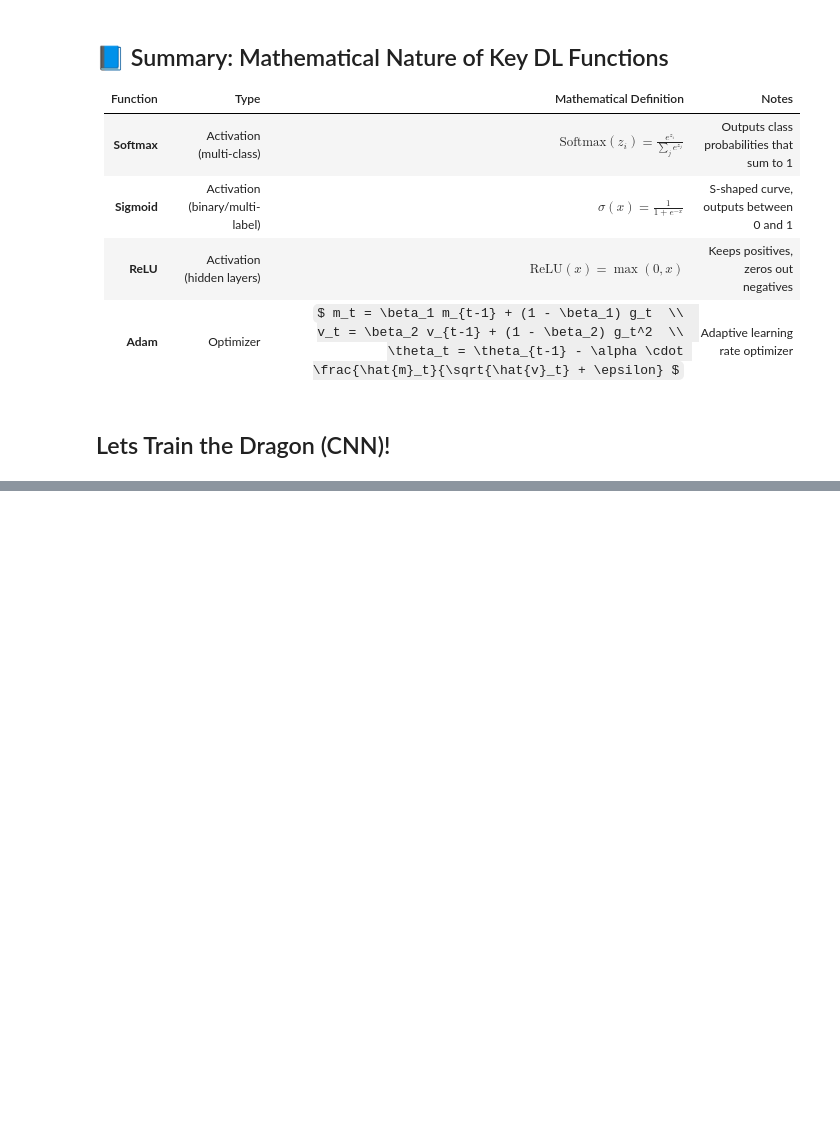
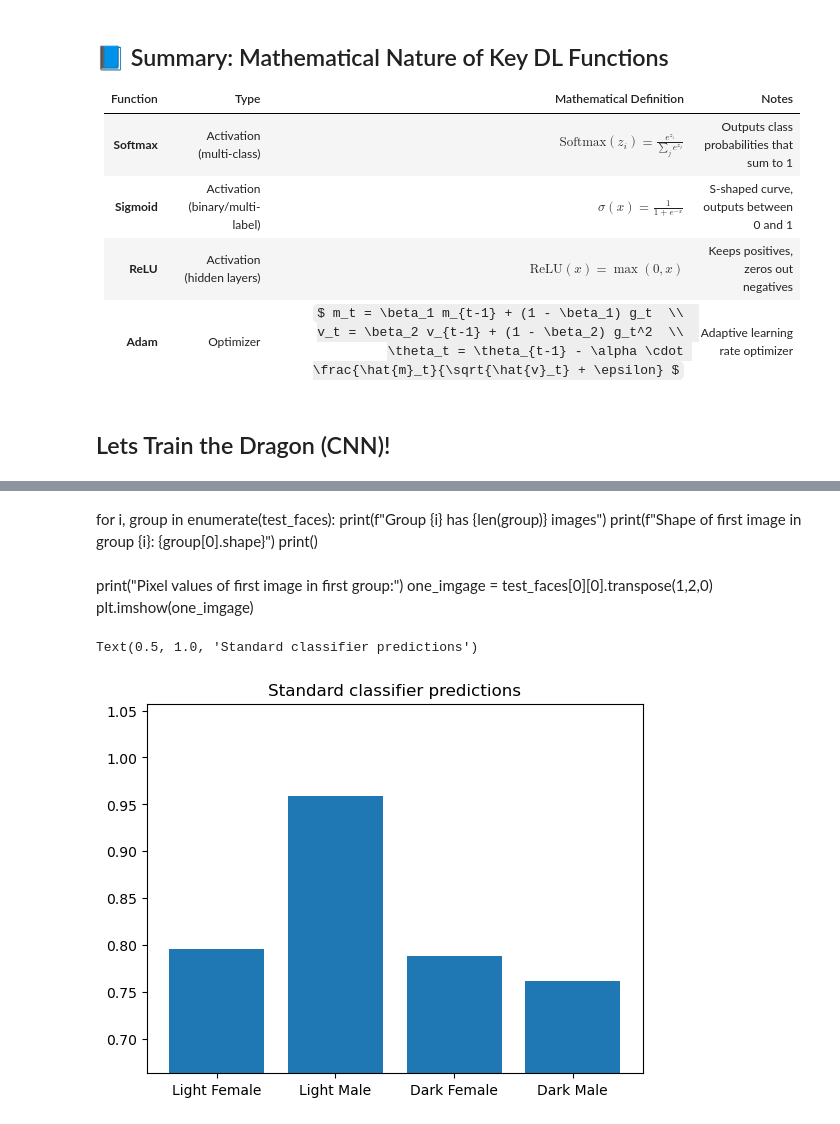
Before and after one commit to code4geoai/deeplearning, a Jupyter notebook: HayatLabs/HLab4_Practice1.ipynb, the cells around one changed output, grey strips where cells are left out. Drawn from its saved outputs; the diff is of its cells as text; code cells hidden in the pictures; some formulas as TeX source; blank space fills up the shorter version.

```diff
--- a/HayatLabs/HLab4_Practice1.ipynb
+++ b/HayatLabs/HLab4_Practice1.ipynb
@@ -389,0 +433,35 @@ for epoch in range(params['num_epochs']):
+# %% [markdown]
+for i, group in enumerate(test_faces):
+    print(f"Group {i} has {len(group)} images")
+    print(f"Shape of first image in group {i}: {group[0].shape}")
+    print()
+# %% [markdown]
+print("Pixel values of first image in first group:")
+one_imgage = test_faces[0][0].transpose(1,2,0)
+plt.imshow(one_imgage)
+# %%
+## Evaluate the Standard CNN of test data
+
+standard_classifier_probs_list = []
+
+with torch.inference_mode():
+    for x in test_faces:
+        x = torch.from_numpy(np.array(x,dtype=np.float32)).to('cuda')
+        logits = standard_classifier(x)
+        probs = torch.sigmoid(logits)
+        probs = torch.squeeze(probs, dim=-1)
+        standard_classifier_probs_list.append(probs.cpu().numpy())
+
+standard_classifier_probs = np.stack(standard_classifier_probs_list, axis=0)
+
+#plot the prediction accuracie per demographic
+
+xx = range(len(keys))
+yy = standard_classifier_probs.mean(axis=1)
+plt.bar(xx,yy)
+plt.xticks(xx, keys)
+plt.ylim(max(0, yy.min() - np.ptp(yy) / 2.0), yy.max() + np.ptp(yy) / 2.0)
+plt.title("Standard classifier predictions")
+# %% [output]
+Text(0.5, 1.0, 'Standard classifier predictions')
+[figure, added]
```
Also changed, not shown: parts of 6 cells of this notebook.
